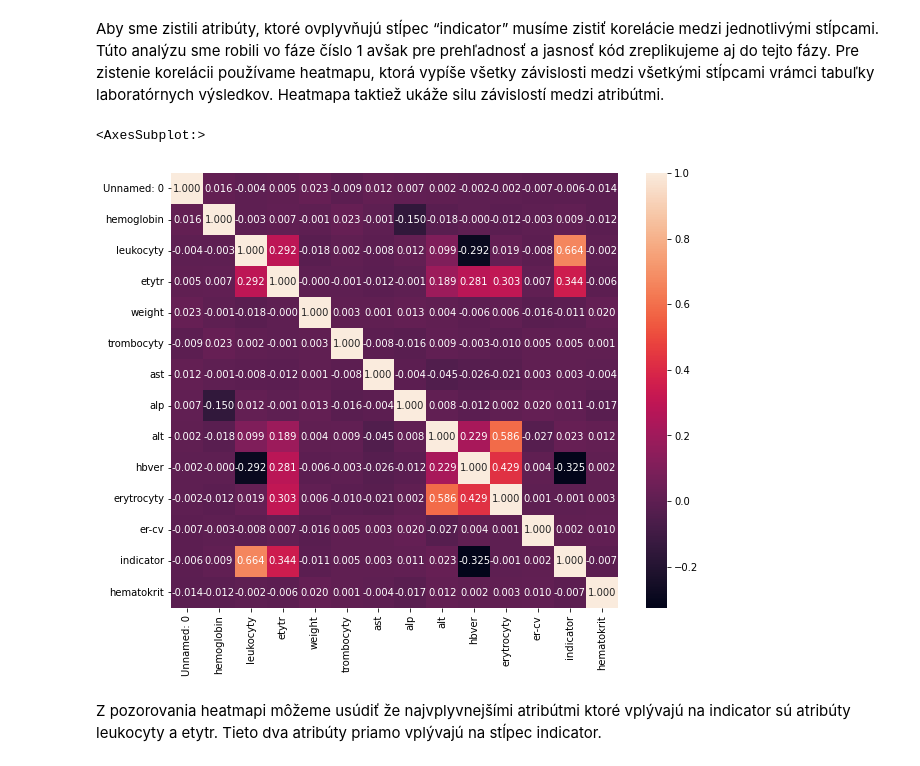
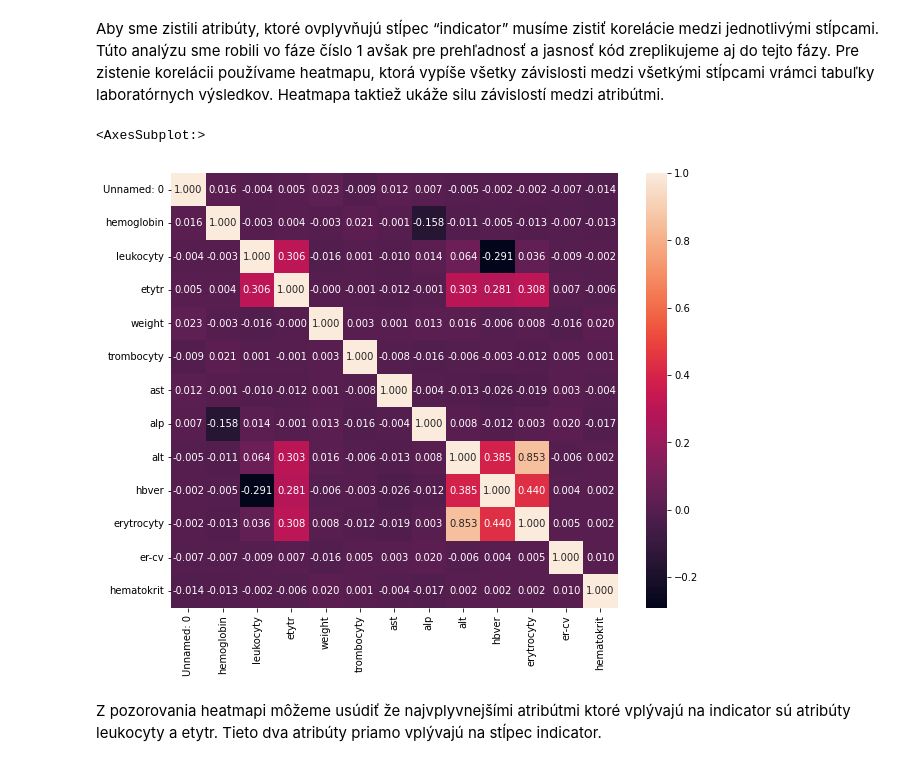
Before and after one commit to Matovic/Chronic-Lymphocytic-Leukemia, a Jupyter notebook: src/2_data_pre-processing/2-DPP.ipynb, the cells around one changed output. Drawn from its saved outputs; the diff is of its cells as text; code cells hidden in the pictures.

Commit message:
Refactor whole notebook with merged dataset

```diff
--- a/src/2_data_pre-processing/2-DPP.ipynb
+++ b/src/2_data_pre-processing/2-DPP.ipynb
@@ -649,5 +1057,5 @@ True      399
 dtype: int64
 # %%
-df_labor=df_labor.drop_duplicates()
-df_labor.duplicated(keep=False).value_counts()
+df_merged=df_merged.drop_duplicates()
+df_merged.duplicated(keep=False).value_counts()
 # %% [output]
@@ -721,8 +1129,8 @@ def standardisatingNinja(df_toScale):
 def powerTransform(df_toTransform):
     return power_transform(df_toTransform.values.reshape(-1,1))
 # %%
-df_labor["ast"] = scalingNinja(df_labor["ast"])
-df_labor["ast"].head()
+df_merged["ast"] = scalingNinja(df_merged["ast"])
+df_merged["ast"].head()
 # %% [output]
 0    0.618501
 1    0.669072
@@ -731,6 +1139,6 @@ df_labor["ast"].head()
 4    0.674875
 Name: ast, dtype: float64
 # %%
-df_labor["alp"] = standardisatingNinja(df_labor["alp"])
-df_labor["alp"].head()
+df_merged["alp"] = standardisatingNinja(df_merged["alp"])
+df_merged["alp"].head()
 # %% [output]
@@ -742,5 +1150,5 @@ df_labor["alp"].head()
 Name: alp, dtype: float64
 # %%
-df_labor["alt"] = powerTransform(df_labor["alt"])
-df_labor["alt"].head()
+df_merged["alt"] = powerTransform(df_merged["alt"])
+df_merged["alt"].head()
 # %% [output]
@@ -772,10 +1180,10 @@ df_labor.head()
 Aby sme zistili atribúty, ktoré ovplyvňujú stĺpec “indicator” musíme zistiť korelácie medzi jednotlivými stĺpcami. Túto analýzu sme robili vo fáze číslo 1 avšak pre prehľadnosť a jasnosť kód zreplikujeme aj do tejto fázy. Pre zistenie korelácii používame heatmapu, ktorá vypíše všetky závislosti medzi všetkými stĺpcami vrámci tabuľky laboratórnych výsledkov. Heatmapa taktiež ukáže silu závislostí medzi atribútmi.
 # %%
 fig, ax = plt.subplots(figsize=(10,8))
-sns.heatmap(df_labor.corr(), ax=ax, annot=True, fmt=".3f")
+sns.heatmap(df_merged.corr(), ax=ax, annot=True, fmt=".3f")
 # %% [output]
 <AxesSubplot:>
-[figure, old version]
+[figure, new version]
 # %% [markdown]
 Z pozorovania heatmapi môžeme usúdiť že najvplyvnejšími atribútmi ktoré vplývajú na indicator sú atribúty leukocyty a etytr. Tieto dva atribúty priamo vplývajú na stĺpec indicator.
 # %% [markdown]
```
Also changed, not shown: parts of 107 cells of this notebook.
